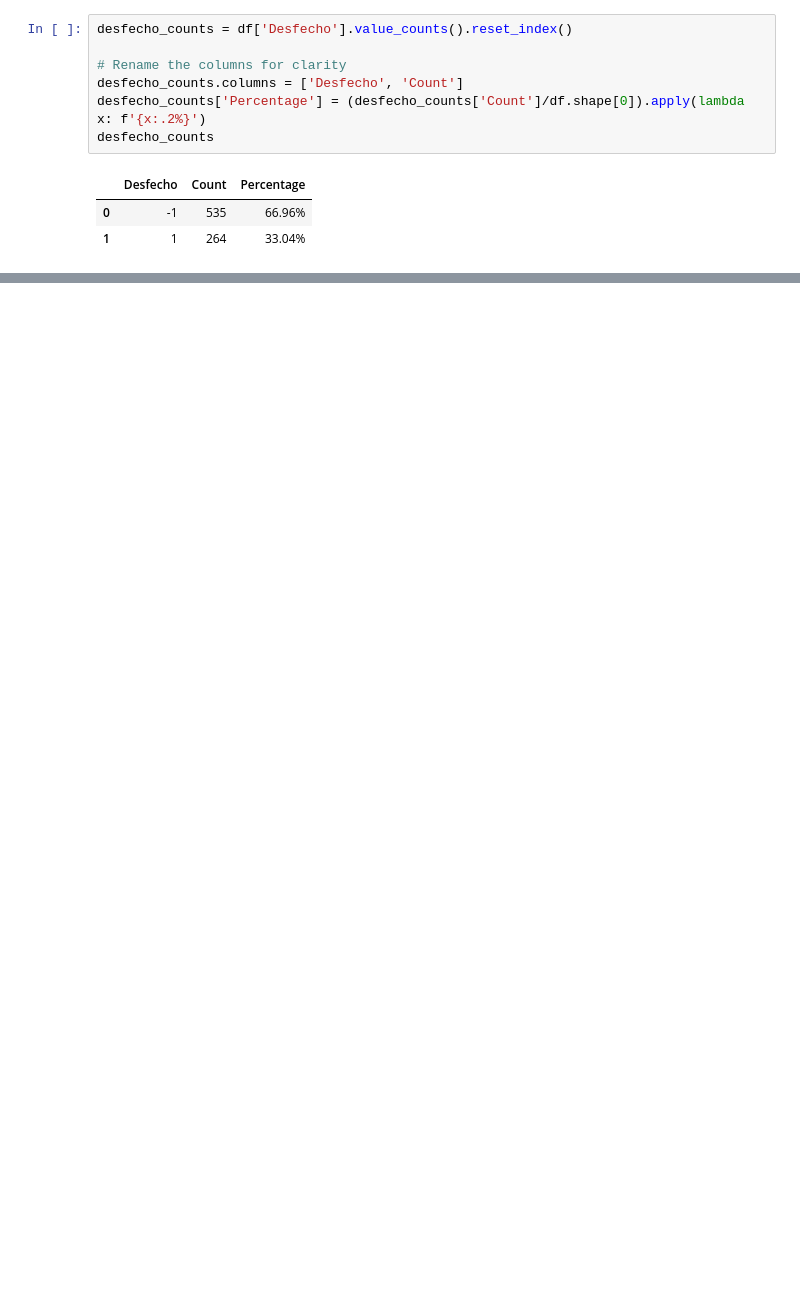
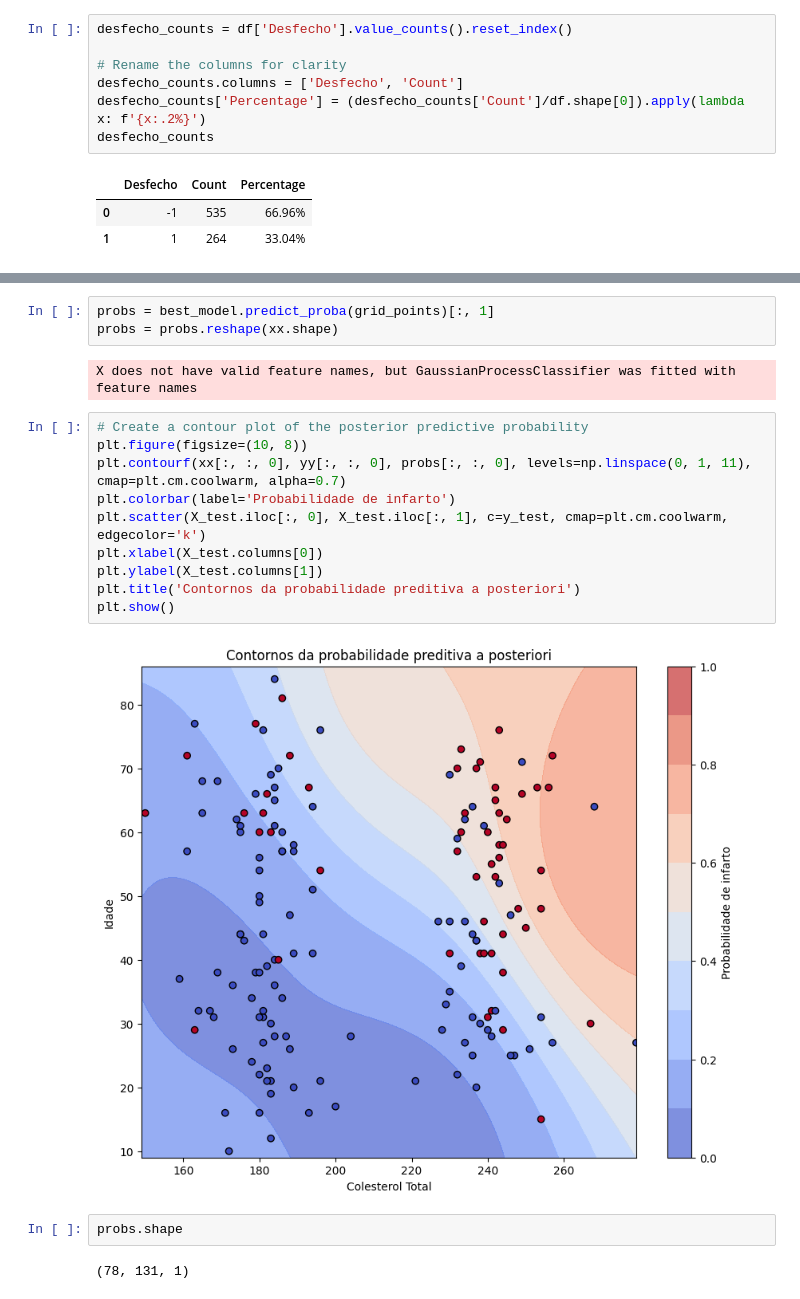
Before and after one commit to luancvieira/Binary-Classification, a Jupyter notebook: binary classification - heart attack.ipynb, the cells around one changed output, grey strips where cells are left out. Saved outputs shown, nothing was run; the diff lists cells and outputs as text; blank space fills up the shorter version.

```diff
--- a/binary classification - heart attack.ipynb
+++ b/binary classification - heart attack.ipynb
@@ -174,0 +341,21 @@ Acurácia nos dados de teste: 0.812
+# %%
+probs = best_model.predict_proba(grid_points)[:, 1]
+probs = probs.reshape(xx.shape)
+# %% [output]
+X does not have valid feature names, but GaussianProcessClassifier was fitted with feature names
+# %%
+# Create a contour plot of the posterior predictive probability
+plt.figure(figsize=(10, 8))
+plt.contourf(xx[:, :, 0], yy[:, :, 0], probs[:, :, 0], levels=np.linspace(0, 1, 11), cmap=plt.cm.coolwarm, alpha=0.7)
+plt.colorbar(label='Probabilidade de infarto')
+plt.scatter(X_test.iloc[:, 0], X_test.iloc[:, 1], c=y_test, cmap=plt.cm.coolwarm, edgecolor='k')
+plt.xlabel(X_test.columns[0])
+plt.ylabel(X_test.columns[1])
+plt.title('Contornos da probabilidade preditiva a posteriori')
+plt.show()
+# %% [output]
+[figure, added]
+# %%
+probs.shape
+# %% [output]
+(78, 131, 1)
```
Also changed, not shown: parts of 10 cells of this notebook.
